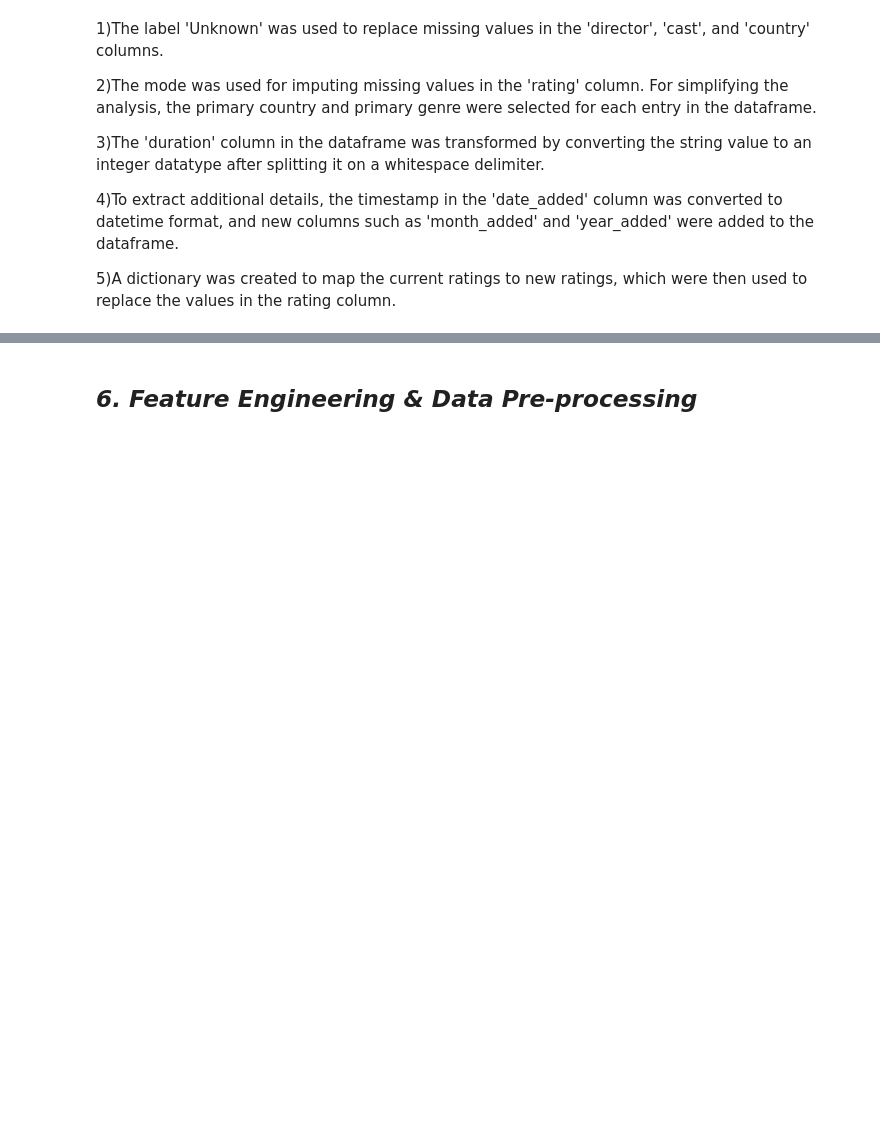
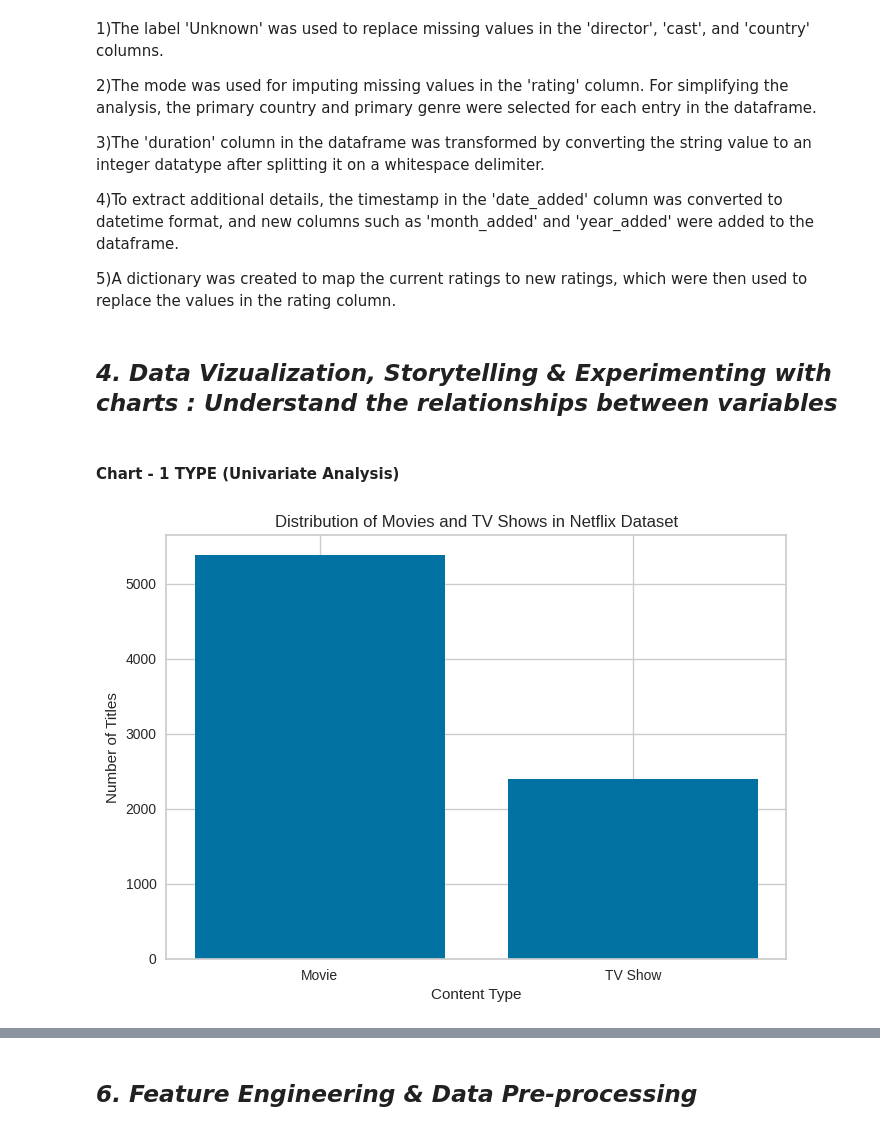
Before and after one commit to krutika73/UNSUPERVISED-ON-NETFLIX--MOVIE-AND-TV-SHOWS-CLUSTRING, a Jupyter notebook: Unsupervised_ML_Submission_Template.ipynb, the cells around one changed output, grey strips where cells are left out. Cells and saved outputs as stored; diff of their text form; code cells hidden in the pictures; blank space fills up the shorter version.

```diff
--- a/Unsupervised_ML_Submission_Template.ipynb
+++ b/Unsupervised_ML_Submission_Template.ipynb
@@ -452,3 +452,18 @@ For simplifying the analysis, the primary country and primary genre were selecte
 4)To extract additional details, the timestamp in the 'date_added' column was converted to datetime format, and new columns such as 'month_added' and 'year_added' were added to the dataframe.
 
 5)A dictionary was created to map the current ratings to new ratings, which were then used to replace the values in the rating column.
+# %% [markdown]
+## ***4. Data Vizualization, Storytelling & Experimenting with charts : Understand the relationships between variables***
+# %% [markdown]
+#### Chart - 1 TYPE    (Univariate Analysis)
+# %%
+# Chart - 1 visualization code
+
+type_counts = df['type'].value_counts()        # Count the occurrences of each unique value in the 'type' column
+plt.bar(type_counts.index, type_counts.values) # Create a bar chart of the type counts
+plt.xlabel('Content Type')                     # Add labels and a title to the chart
+plt.ylabel('Number of Titles')
+plt.title('Distribution of Movies and TV Shows in Netflix Dataset')
+plt.show()                                     # Show the chart
+# %% [output]
+[figure, added]
```
Also changed, not shown: parts of 153 cells of this notebook.
